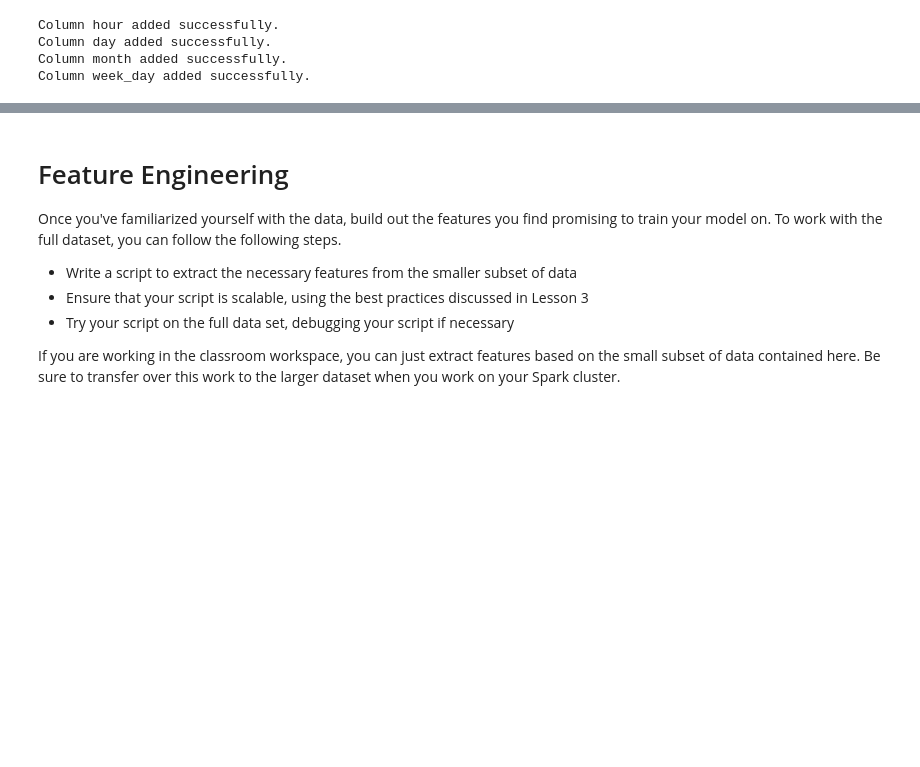
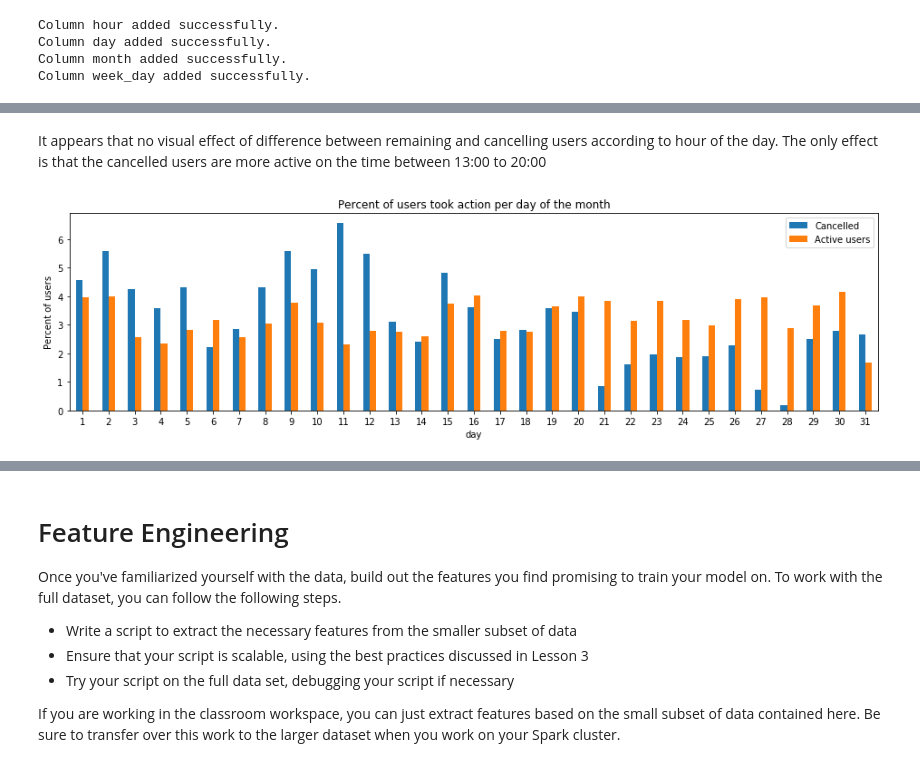
Before and after one commit to drnesr/Sparkify, a Jupyter notebook: Sparkify.ipynb, the cells around one changed output, grey strips where cells are left out. Cells and saved outputs as stored; diff of their text form; code cells hidden in the pictures; blank space fills up the shorter version.

```diff
--- a/Sparkify.ipynb
+++ b/Sparkify.ipynb
@@ -339,0 +368,7 @@ pd.DataFrame({'Cancelled': get_series(1, True),'Active users':get_series(0, True
+# %% [markdown]
+It appears that no visual effect of difference between remaining and cancelling users according to hour of the day.
+The only effect is that the cancelled users are more active on the time between 13:00 to 20:00
+# %%
+draw_time('day', title='day of the month');
+# %% [output]
+[figure, added]
```
Also changed, not shown: parts of 30 cells of this notebook, 2 other files.
